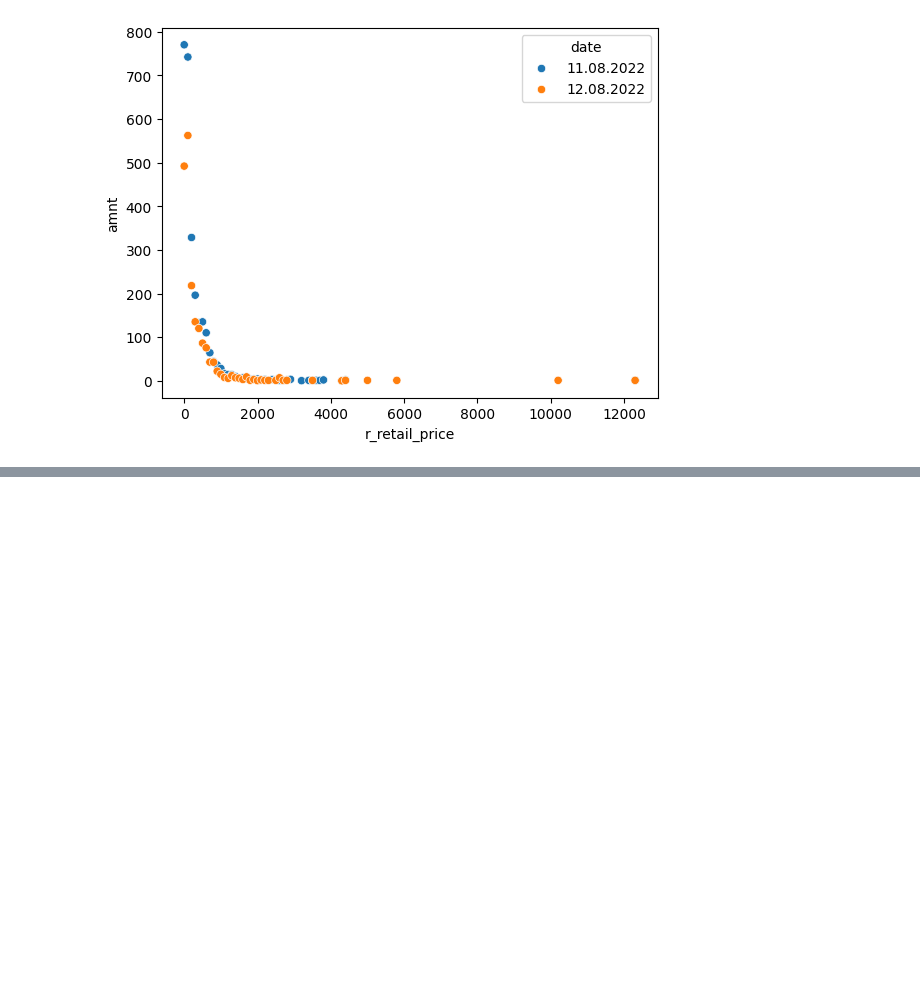
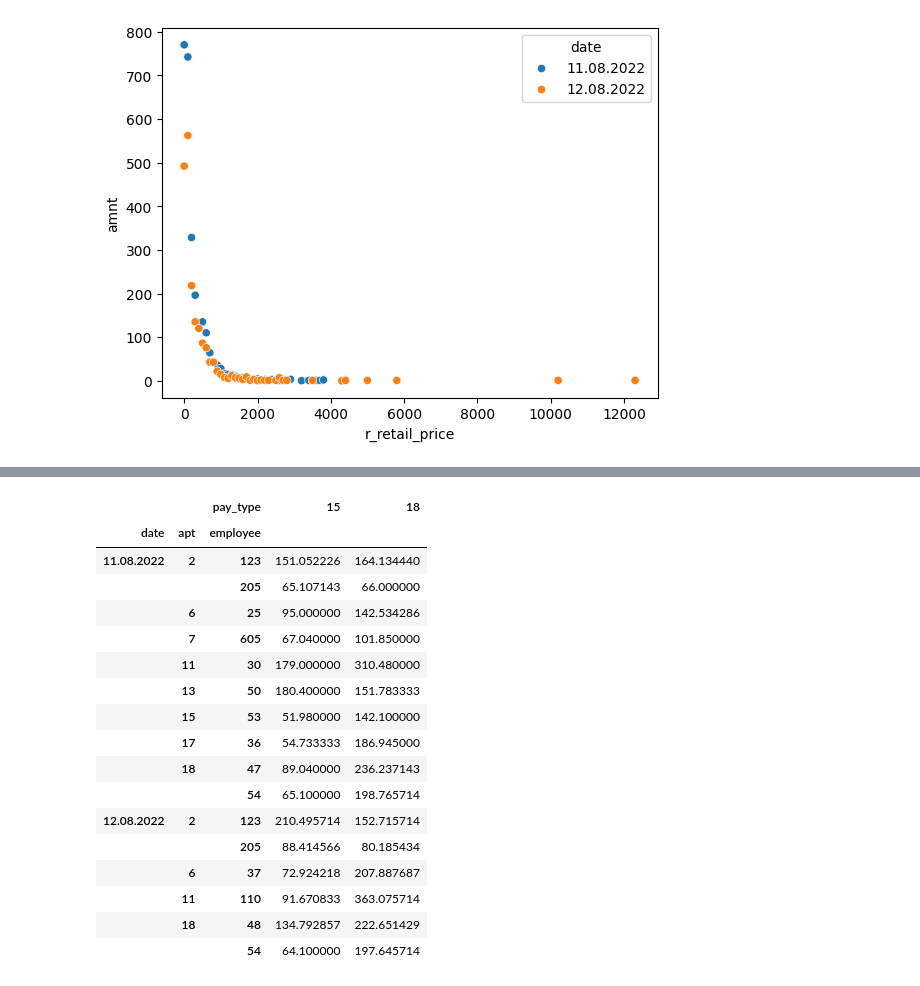
Before and after one commit to rodioniam/study_projects, a Jupyter notebook: pandas/exploratory_data_analysis.ipynb, the cells around one changed output, grey strips where cells are left out. Saved outputs shown, nothing was run; the diff lists cells and outputs as text; code cells hidden in the pictures; blank space fills up the shorter version.

```diff
--- a/pandas/exploratory_data_analysis.ipynb
+++ b/pandas/exploratory_data_analysis.ipynb
@@ -276,0 +299,23 @@ sns.jointplot(data=diag, x='r_retail_price', y='amnt')
+# %%
+pt = df.groupby(['date', 'apt', 'employee', 'pay_type'])[['amnt']].agg('sum').reset_index()
+# %%
+pt.pivot_table(values='amnt', index=['date', 'apt', 'employee'], columns='pay_type')
+# %% [output]
+|  |  | pay_type | 15 | 18 |
+| date | apt | employee |  |  |
+| 11.08.2022 | 2 | 123 | 151.052226 | 164.134440 |
+|  |  | 205 | 65.107143 | 66.000000 |
+|  | 6 | 25 | 95.000000 | 142.534286 |
+|  | 7 | 605 | 67.040000 | 101.850000 |
+|  | 11 | 30 | 179.000000 | 310.480000 |
+|  | 13 | 50 | 180.400000 | 151.783333 |
+|  | 15 | 53 | 51.980000 | 142.100000 |
+|  | 17 | 36 | 54.733333 | 186.945000 |
+|  | 18 | 47 | 89.040000 | 236.237143 |
+|  |  | 54 | 65.100000 | 198.765714 |
+| 12.08.2022 | 2 | 123 | 210.495714 | 152.715714 |
+|  |  | 205 | 88.414566 | 80.185434 |
+|  | 6 | 37 | 72.924218 | 207.887687 |
+|  | 11 | 110 | 91.670833 | 363.075714 |
+|  | 18 | 48 | 134.792857 | 222.651429 |
+|  |  | 54 | 64.100000 | 197.645714 |
```
Also changed, not shown: parts of 6 cells of this notebook.
